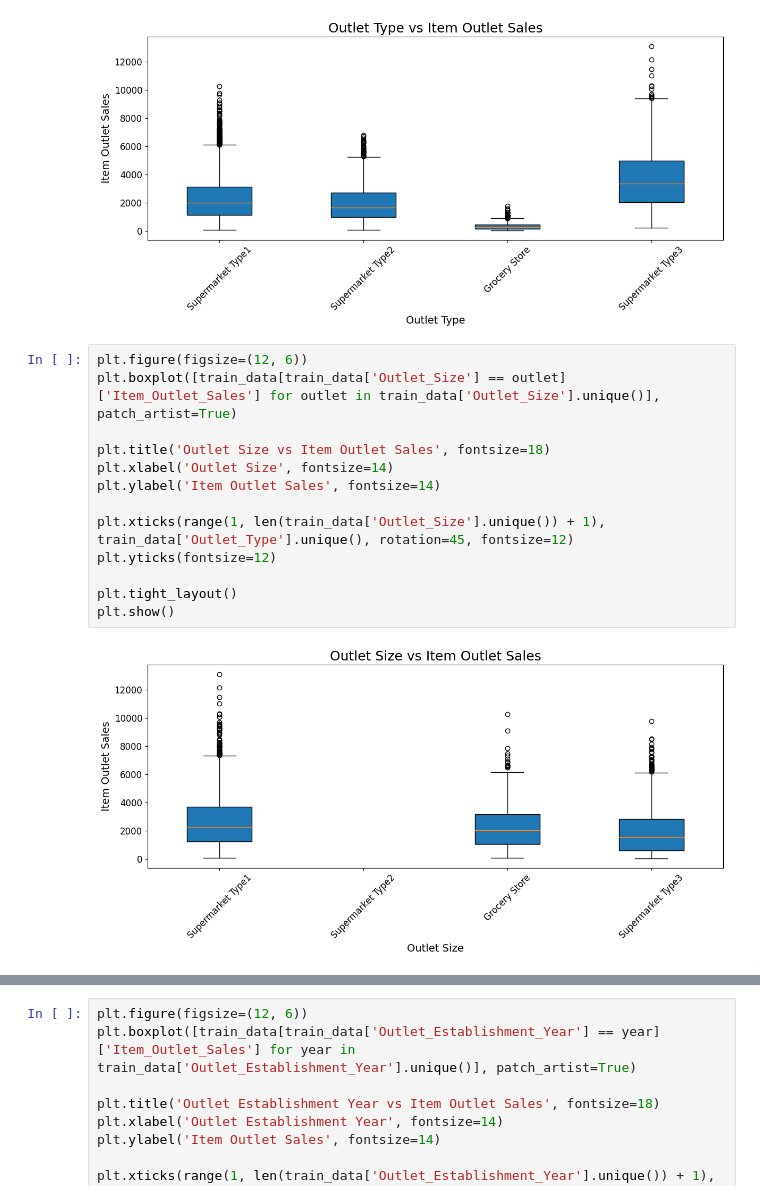
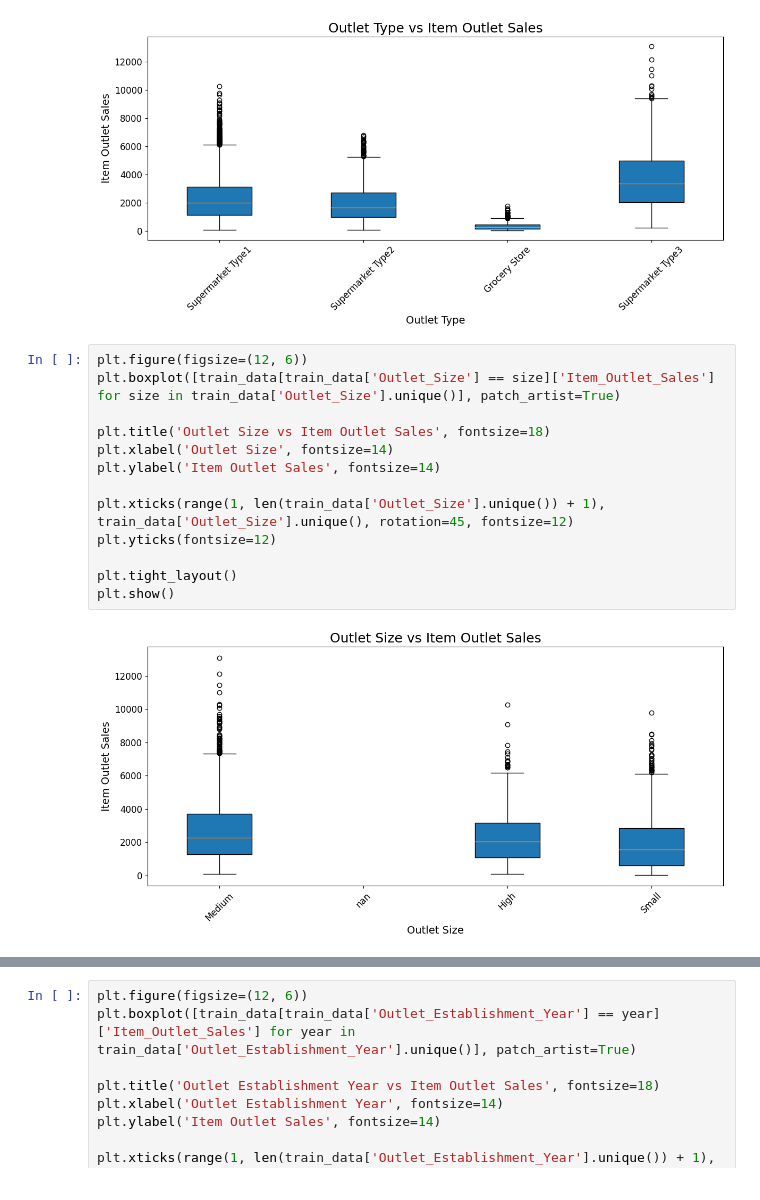
Before and after one commit to AromaDsouza/BigMart_Sales_Prediction, a Jupyter notebook: BigMart_Sales_Prediction.ipynb, the cells around one changed output, grey strips where cells are left out. Saved outputs shown, nothing was run; the diff lists cells and outputs as text.

```diff
--- a/BigMart_Sales_Prediction.ipynb
+++ b/BigMart_Sales_Prediction.ipynb
@@ -301,16 +301,16 @@ plt.show()
 [figure]
 # %%
 plt.figure(figsize=(12, 6))
-plt.boxplot([train_data[train_data['Outlet_Size'] == outlet]['Item_Outlet_Sales'] for outlet in train_data['Outlet_Size'].unique()], patch_artist=True)
+plt.boxplot([train_data[train_data['Outlet_Size'] == size]['Item_Outlet_Sales'] for size in train_data['Outlet_Size'].unique()], patch_artist=True)
 
 plt.title('Outlet Size vs Item Outlet Sales', fontsize=18)
 plt.xlabel('Outlet Size', fontsize=14)
 plt.ylabel('Item Outlet Sales', fontsize=14)
 
-plt.xticks(range(1, len(train_data['Outlet_Size'].unique()) + 1), train_data['Outlet_Type'].unique(), rotation=45, fontsize=12)
+plt.xticks(range(1, len(train_data['Outlet_Size'].unique()) + 1), train_data['Outlet_Size'].unique(), rotation=45, fontsize=12)
 plt.yticks(fontsize=12)
 
 plt.tight_layout()
 plt.show()
 # %% [output]
-[figure, old version]
+[figure, new version]
```
Also changed, not shown: parts of 5 cells of this notebook.
